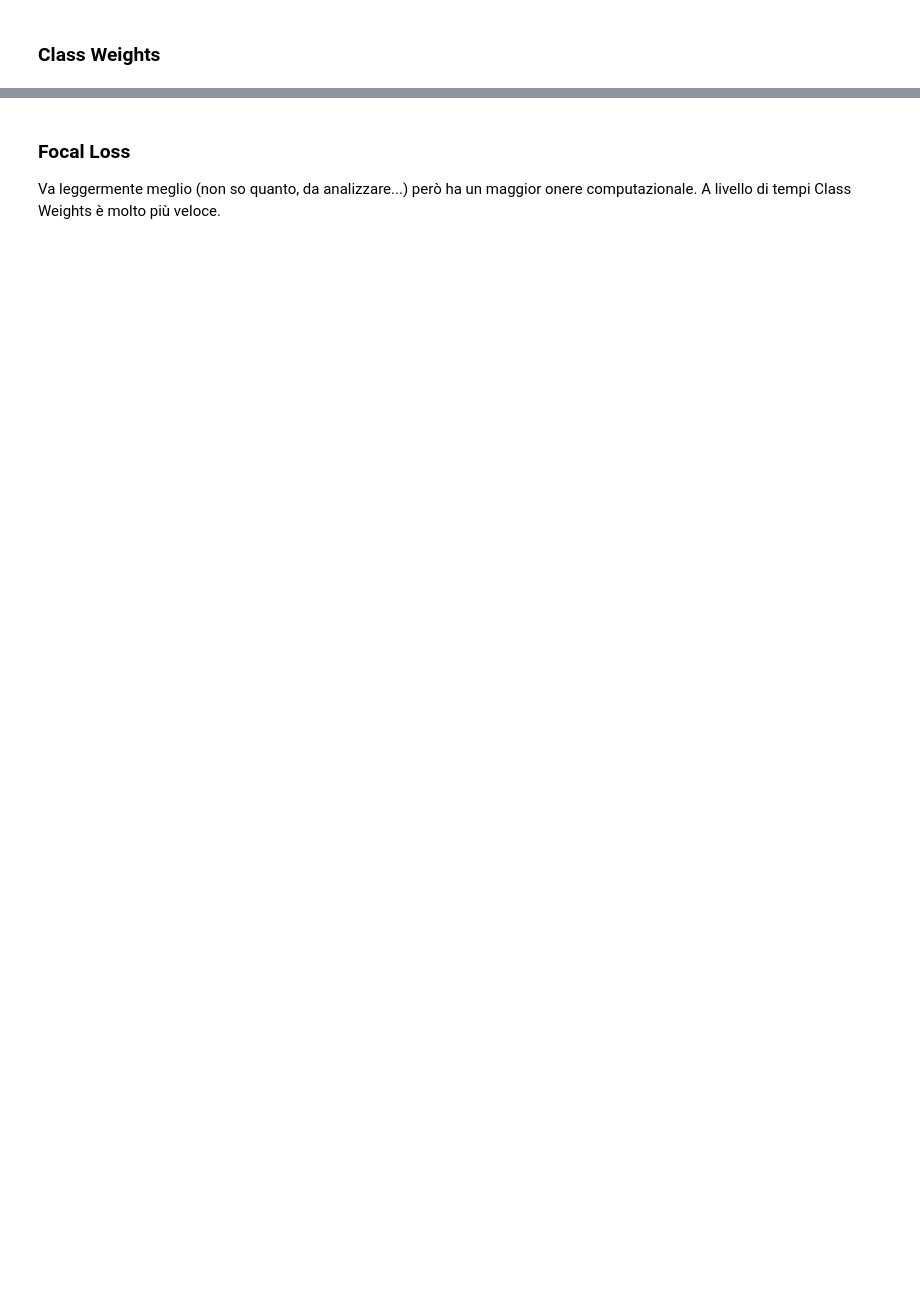
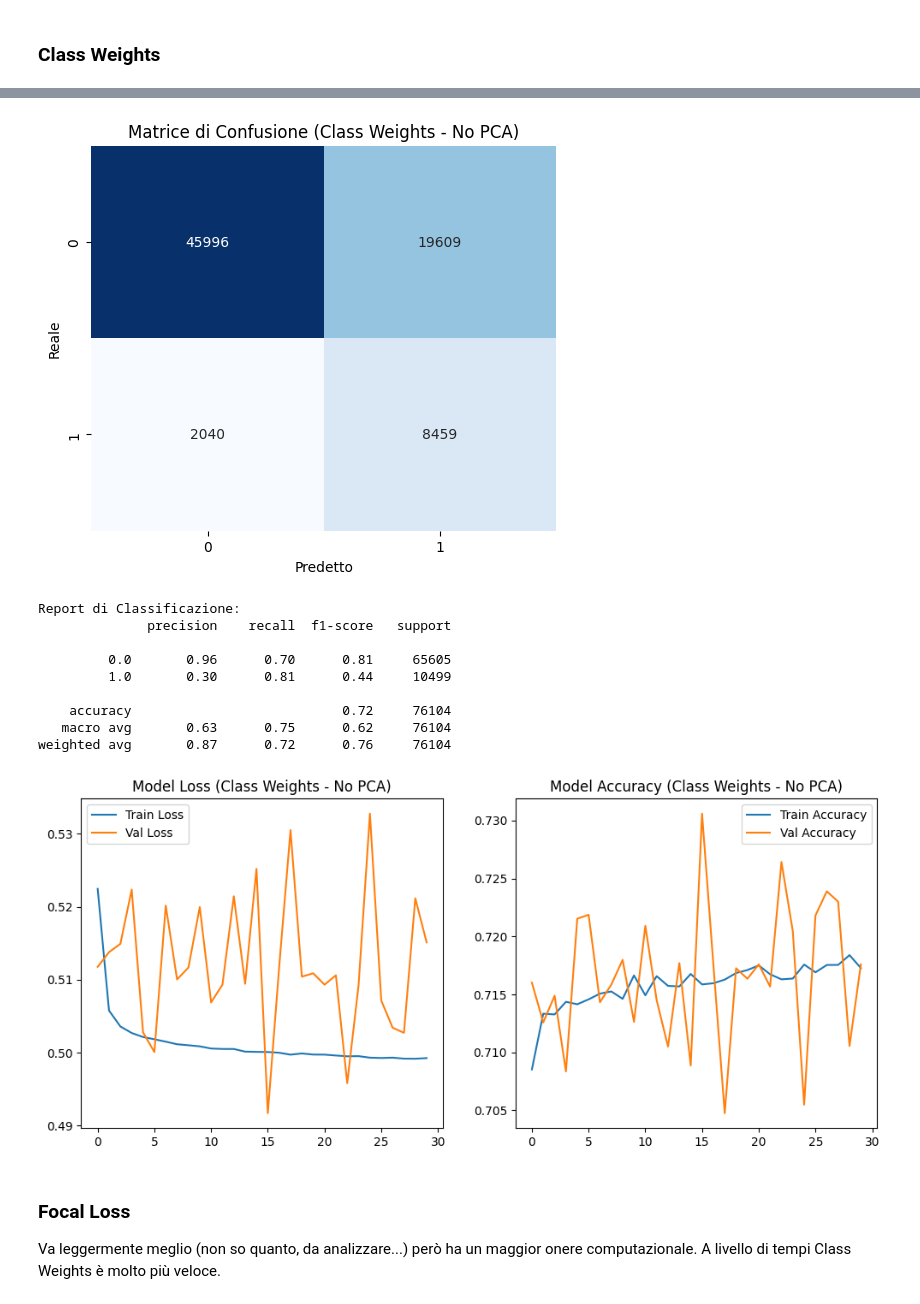
Before and after one commit to mbroglio/ML_25_26, a Jupyter notebook: ML_Project.ipynb, the cells around one changed output, grey strips where cells are left out. Drawn from its saved outputs; the diff is of its cells as text; code cells hidden in the pictures; blank space fills up the shorter version.

```diff
--- a/ML_Project.ipynb
+++ b/ML_Project.ipynb
@@ -430,9 +458,7 @@ evaluate_and_plot(model_pca_under, X_test, y_test, history_pca_under, title_suff
 # %%
 # 2. Calcolo dei Class Weights
 class_weights_vals = class_weight.compute_class_weight(
-    class_weight='balanced',
-    classes=np.unique(y_train),
-    y=y_train
+    class_weight="balanced", classes=np.unique(y_train), y=y_train
 )
 class_weights = dict(enumerate(class_weights_vals))
 print(f"Pesi delle classi: {class_weights}")
@@ -442,13 +468,18 @@ model_no_pca_weighted = Sequential()
 model_no_pca_weighted.add(Dense(16, input_shape=(FEATURES_NUMBER,), activation="relu"))
 model_no_pca_weighted.add(Dense(1, activation="sigmoid"))
 
-model_no_pca_weighted.compile(loss="binary_crossentropy", optimizer="adam", metrics=["accuracy"])
+model_no_pca_weighted.compile(
+    loss="binary_crossentropy", optimizer="adam", metrics=["accuracy"]
+)
 
 # 4. Addestramento con Class Weights
 history_no_pca_weighted = model_no_pca_weighted.fit(
-    X_train, y_train,
-    epochs=30, batch_size=64, verbose=1,
+    X_train,
+    y_train,
+    epochs=30,
+    batch_size=64,
+    verbose=1,
     validation_split=0.1,
-    class_weight=class_weights
+    class_weight=class_weights,
 )
 # %% [output]
@@ -485,3 +505,4 @@ weighted avg       0.86      0.72      0.76     76104
 # %%
 # 5. Valutazione
-evaluate_and_plot(model, X_test, y_test, history, title_suffix="Class Weights - No PCA")
+evaluate_and_plot(model_no_pca_weighted, X_test, y_test, history_no_pca_weighted, title_suffix="Class Weights - No PCA")
+# %% [output]
@@ -488,3 +511,14 @@ evaluate_and_plot(model, X_test, y_test, history, title_suffix="Class Weights -
+[figure, added]
+Report di Classificazione:
+              precision    recall  f1-score   support
+
+         0.0       0.96      0.70      0.81     65605
+         1.0       0.30      0.81      0.44     10499
+
+    accuracy                           0.72     76104
+   macro avg       0.63      0.75      0.62     76104
+weighted avg       0.87      0.72      0.76     76104
+[figure, added]
 # %% [markdown]
 ### Focal Loss
 Va leggermente meglio (non so quanto, da analizzare...) però ha un maggior onere computazionale.
```
Also changed, not shown: parts of 20 cells of this notebook.
